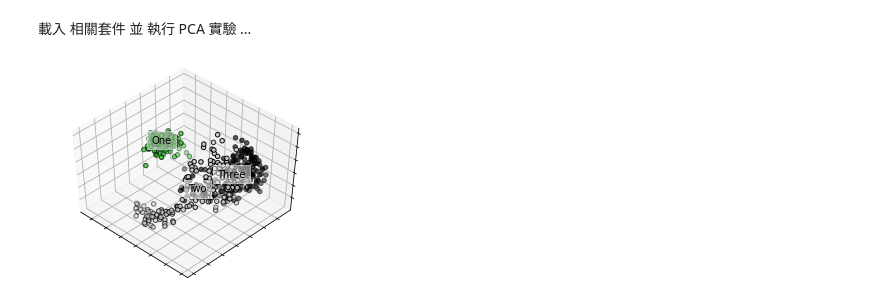
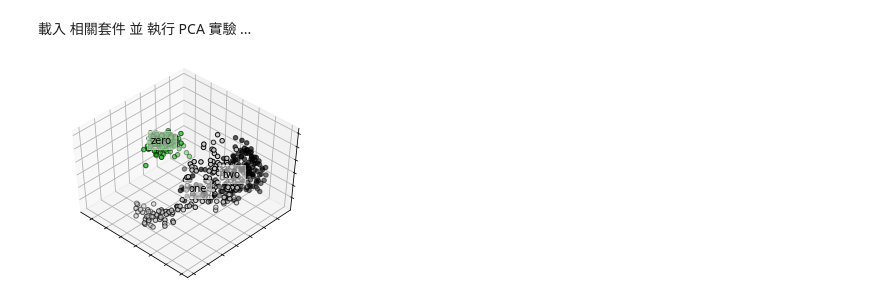
Before and after one commit to CharlesChou03/ML100Days, a Jupyter notebook: homework/Day_059_HW.ipynb, the cells around one changed output. Saved outputs shown, nothing was run; the diff lists cells and outputs as text; code cells hidden in the pictures.

```diff
--- a/homework/Day_059_HW.ipynb
+++ b/homework/Day_059_HW.ipynb
@@ -18,32 +18,32 @@ np.random.seed(5)
 %matplotlib inline
 
 centers = [[1, 1], [-1, -1], [1, -1]]
 pca = decomposition.PCA(n_components=3)
 
 pca.fit(X)
 X = pca.transform(X)
 
 fig = plt.figure(1, figsize=(4, 3))
 plt.clf()
 ax = Axes3D(fig, rect=[0, 0, .95, 1], elev=48, azim=134)
 plt.cla()
 
 
-for name, label in [('One', 0), ('Two', 1), ('Three', 2)]:
+for name, label in [('zero', 0), ('one', 1), ('two', 2)]:
     ax.text3D(X[y == label, 0].mean(),
               X[y == label, 1].mean() + 1.5,
               X[y == label, 2].mean(), name,
               horizontalalignment='center',
               bbox=dict(alpha=.5, edgecolor='w', facecolor='w'))
 # Reorder the labels to have colors matching the cluster results
 y = np.choose(y, [1, 2, 0]).astype(np.float)
 ax.scatter(X[:, 0], X[:, 1], X[:, 2], c=y, cmap=plt.cm.nipy_spectral,
            edgecolor='k')
 
 ax.w_xaxis.set_ticklabels([])
 ax.w_yaxis.set_ticklabels([])
 ax.w_zaxis.set_ticklabels([])
 
 plt.show()
 # %% [output]
-[figure, old version]
+[figure, new version]
```
